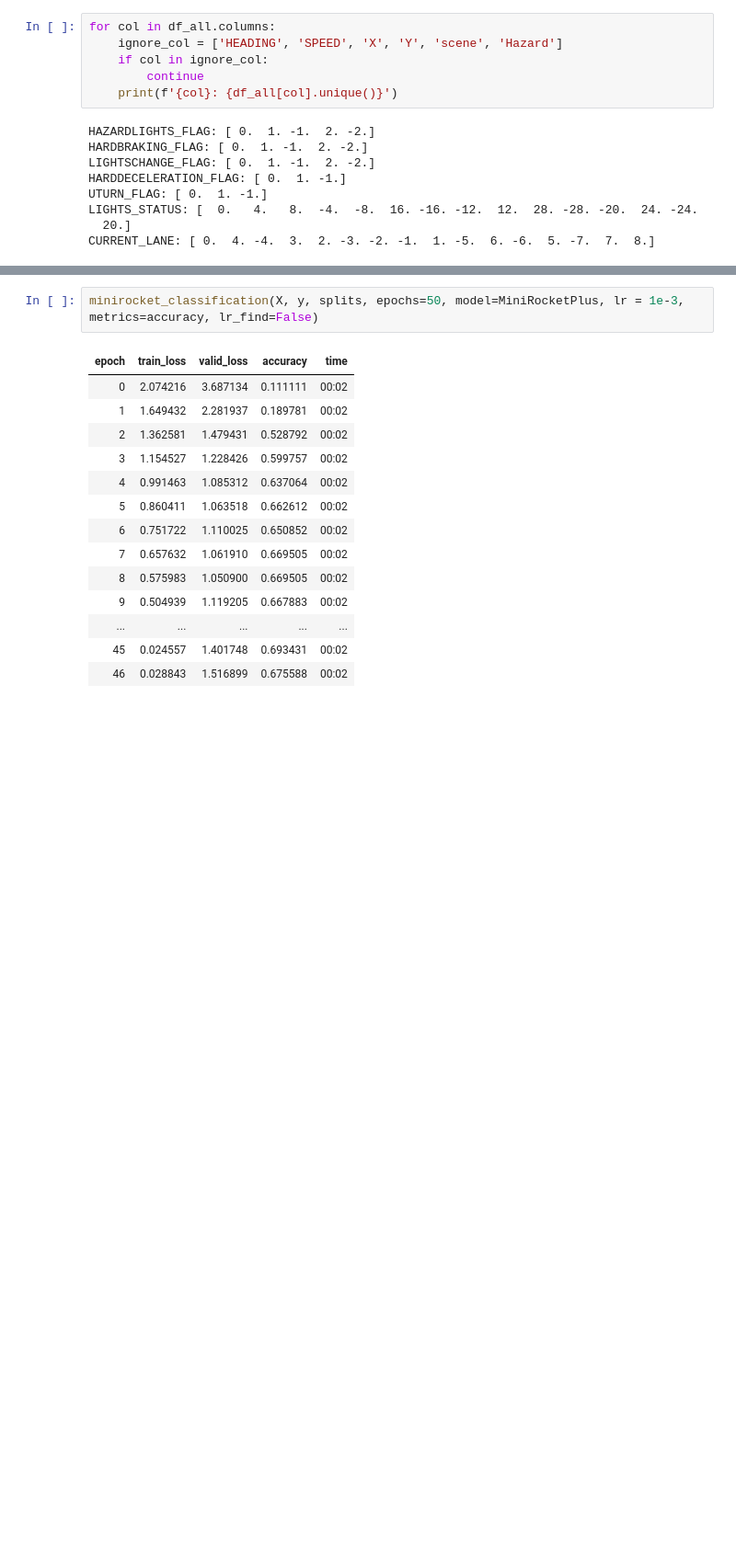
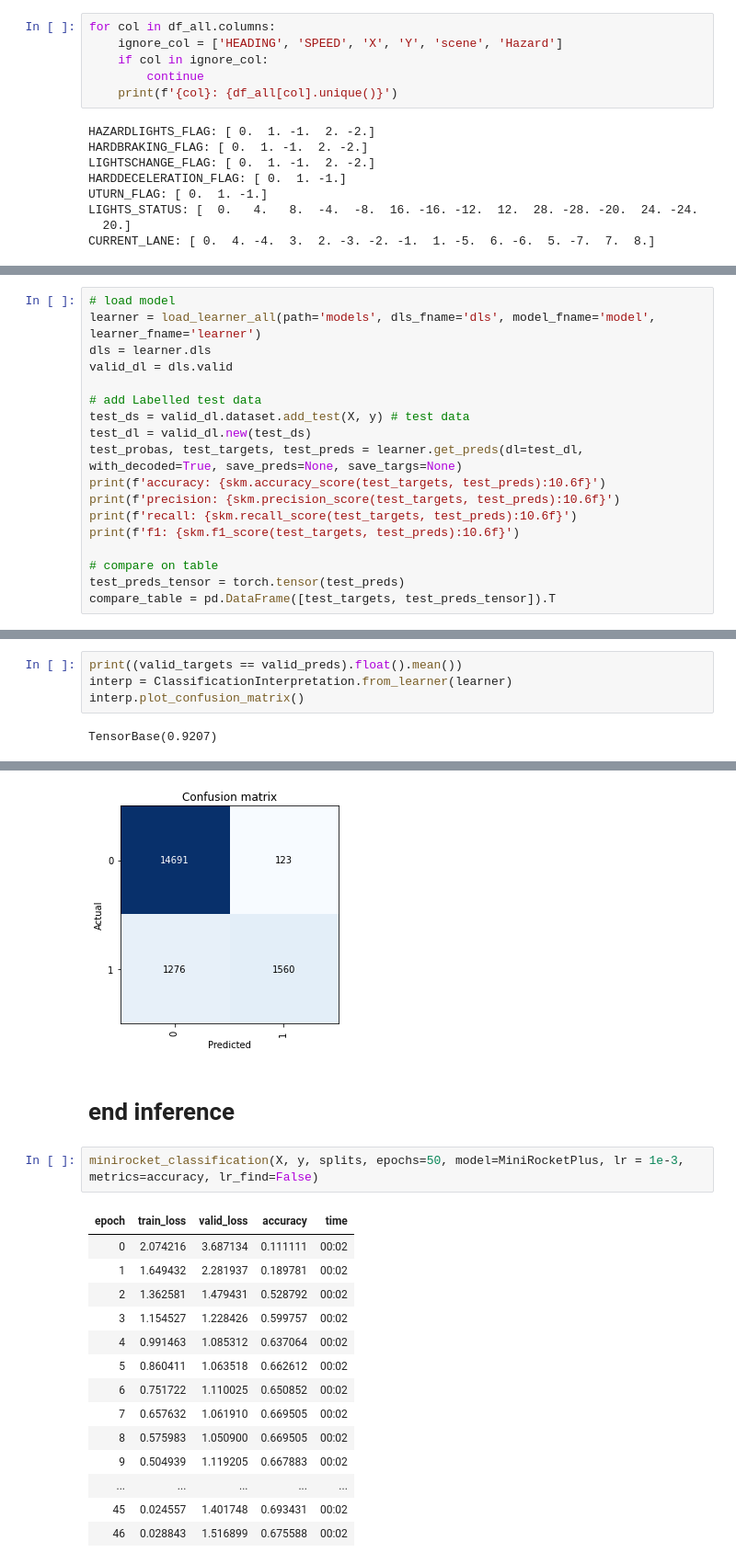
Before and after one commit to aivill-project/v2x_ts, a Jupyter notebook: V2X_process.ipynb, the cells around one changed output, grey strips where cells are left out. Shown at 92% size. Saved outputs shown, nothing was run; the diff lists cells and outputs as text; blank space fills up the shorter version.

```diff
--- a/V2X_process.ipynb
+++ b/V2X_process.ipynb
@@ -242,0 +281,18 @@ def get_clf_eval(y_test, pred = None, pred_proba = None):
+# %%
+# load model
+learner = load_learner_all(path='models', dls_fname='dls', model_fname='model', learner_fname='learner')
+dls = learner.dls
+valid_dl = dls.valid
+
+# add Labelled test data
+test_ds = valid_dl.dataset.add_test(X, y) # test data
+test_dl = valid_dl.new(test_ds)
+test_probas, test_targets, test_preds = learner.get_preds(dl=test_dl, with_decoded=True, save_preds=None, save_targs=None)
+print(f'accuracy: {skm.accuracy_score(test_targets, test_preds):10.6f}')
+print(f'precision: {skm.precision_score(test_targets, test_preds):10.6f}')
+print(f'recall: {skm.recall_score(test_targets, test_preds):10.6f}')
+print(f'f1: {skm.f1_score(test_targets, test_preds):10.6f}')
+
+# compare on table
+test_preds_tensor = torch.tensor(test_preds)
+compare_table = pd.DataFrame([test_targets, test_preds_tensor]).T
@@ -242,0 +306,6 @@ def get_clf_eval(y_test, pred = None, pred_proba = None):
+# %%
+print((valid_targets == valid_preds).float().mean())
+interp = ClassificationInterpretation.from_learner(learner)
+interp.plot_confusion_matrix()
+# %% [output]
+TensorBase(0.9207)
@@ -243,3 +314,6 @@ def get_clf_eval(y_test, pred = None, pred_proba = None):
+[figure, added]
+# %% [markdown]
+# end inference
 # %%
 minirocket_classification(X, y, splits, epochs=50, model=MiniRocketPlus, lr = 1e-3, metrics=accuracy, lr_find=False)
 # %% [output]
```
Also changed, not shown: parts of 10 cells of this notebook, 10 other files.
